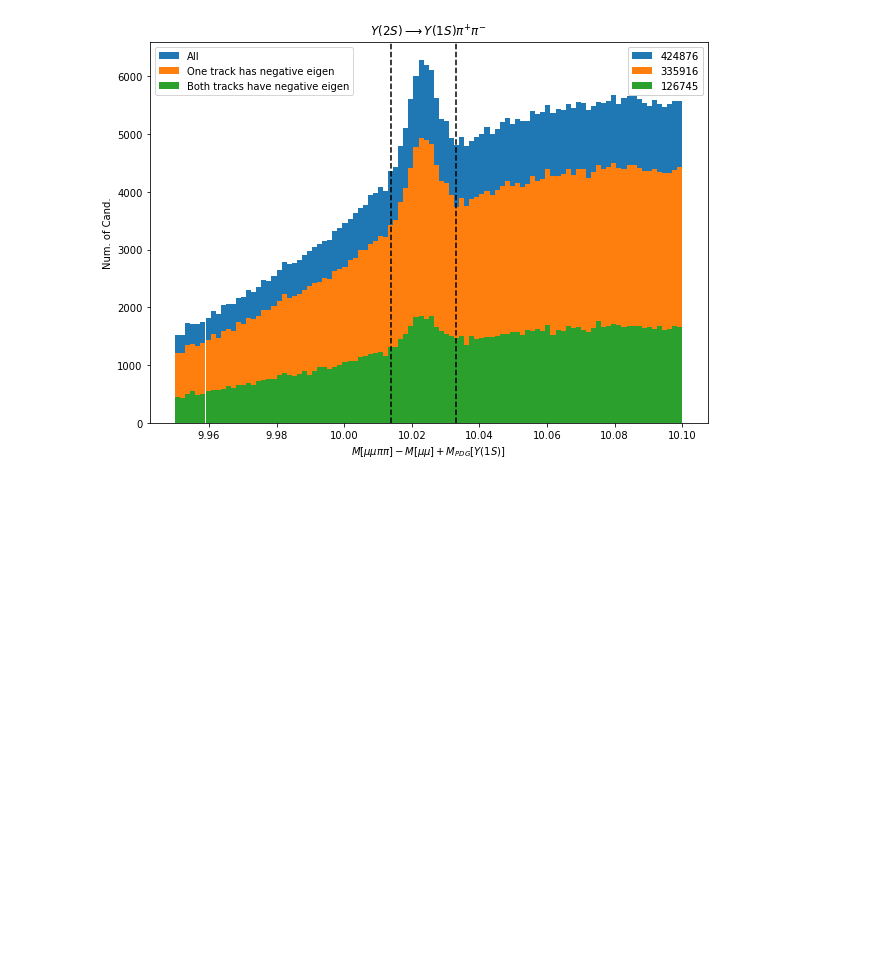
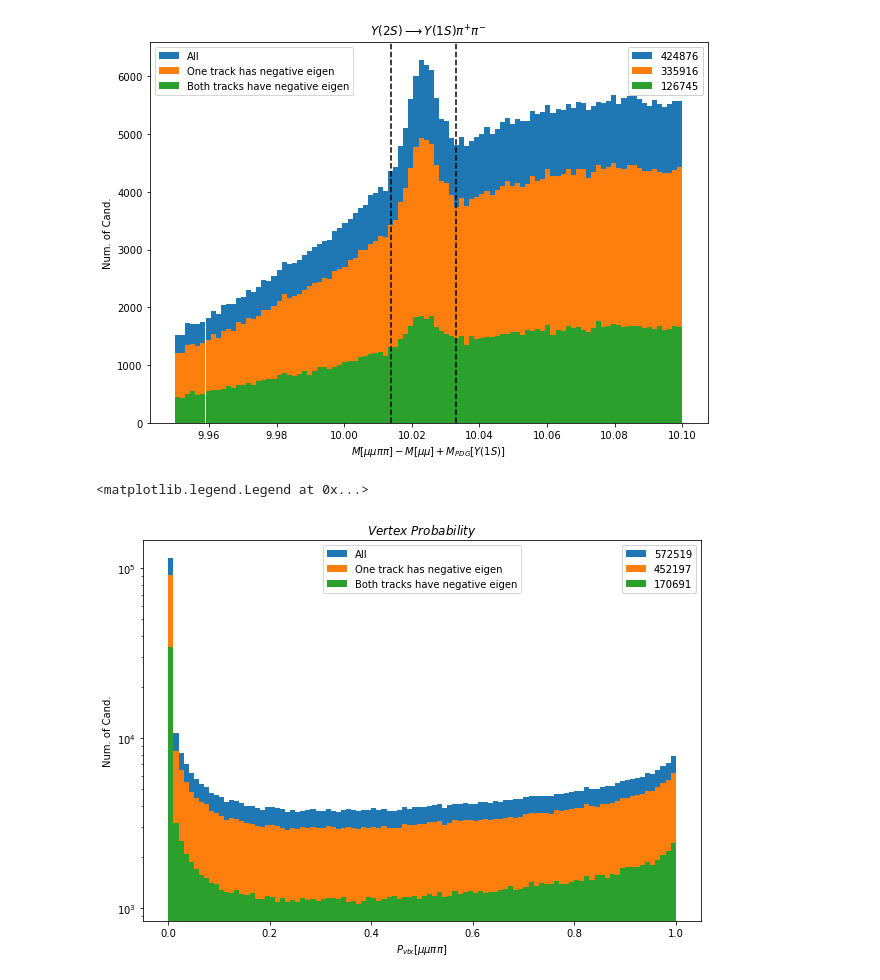
Before and after one commit to slezki/CovarianceMatrix, a Jupyter notebook: signalY2S.ipynb, the cells around one changed output. Cells and saved outputs as stored; diff of their text form; code cells hidden in the pictures; blank space fills up the shorter version.

Commit message:
Add vProb and Chi2

```diff
--- a/signalY2S.ipynb
+++ b/signalY2S.ipynb
@@ -41,3 +41,29 @@ plt.axvline(x=10.033, color='black', linestyle='--')
 # %% [output]
 <matplotlib.lines.Line2D at 0x...>
 [figure]
+# %%
+eigenMinusAND_ = (data[b'track1_eigenValues']<0) & (data[b'track2_eigenValues']<0)
+eigenMinusOR_ = ((data[b'track1_eigenValues']<0) | (data[b'track2_eigenValues']<0))
+# %%
+Prob_full = data[b'candidate_vProb']
+Prob_full_eigenMinusAND = data[b'candidate_vProb'][eigenMinusAND_]
+Prob_full_eigenMinusOR = data[b'candidate_vProb'][eigenMinusOR_]
+
+n1 = len(Prob_full)
+n2 = len(Prob_full_eigenMinusOR)
+n3 = len(Prob_full_eigenMinusAND)
+# %%
+plt.figure(figsize=(10,7))
+plt.hist(Prob_full.flatten(),range=(0,1),bins=100,log=True,label="All")
+plt.hist(Prob_full_eigenMinusOR.flatten(),range=(0,1),bins=100,log=True,label="One track has negative eigen")
+plt.hist(Prob_full_eigenMinusAND.flatten(),range=(0,1),bins=100,log=True,label="Both tracks have negative eigen")
+plt.title("$Vertex\ Probability$")
+plt.xlabel('$P_{vtx}[\mu\mu\pi\pi]$')
+plt.ylabel('Num. of Cand.')
+legend1 = plt.legend(loc=9)
+legend2 = plt.legend([n1, n2, n3],loc=1)
+plt.gca().add_artist(legend1)
+plt.gca().add_artist(legend2)
+# %% [output]
+<matplotlib.legend.Legend at 0x...>
+[figure, added]
```
Also changed, not shown: parts of 3 cells of this notebook.
